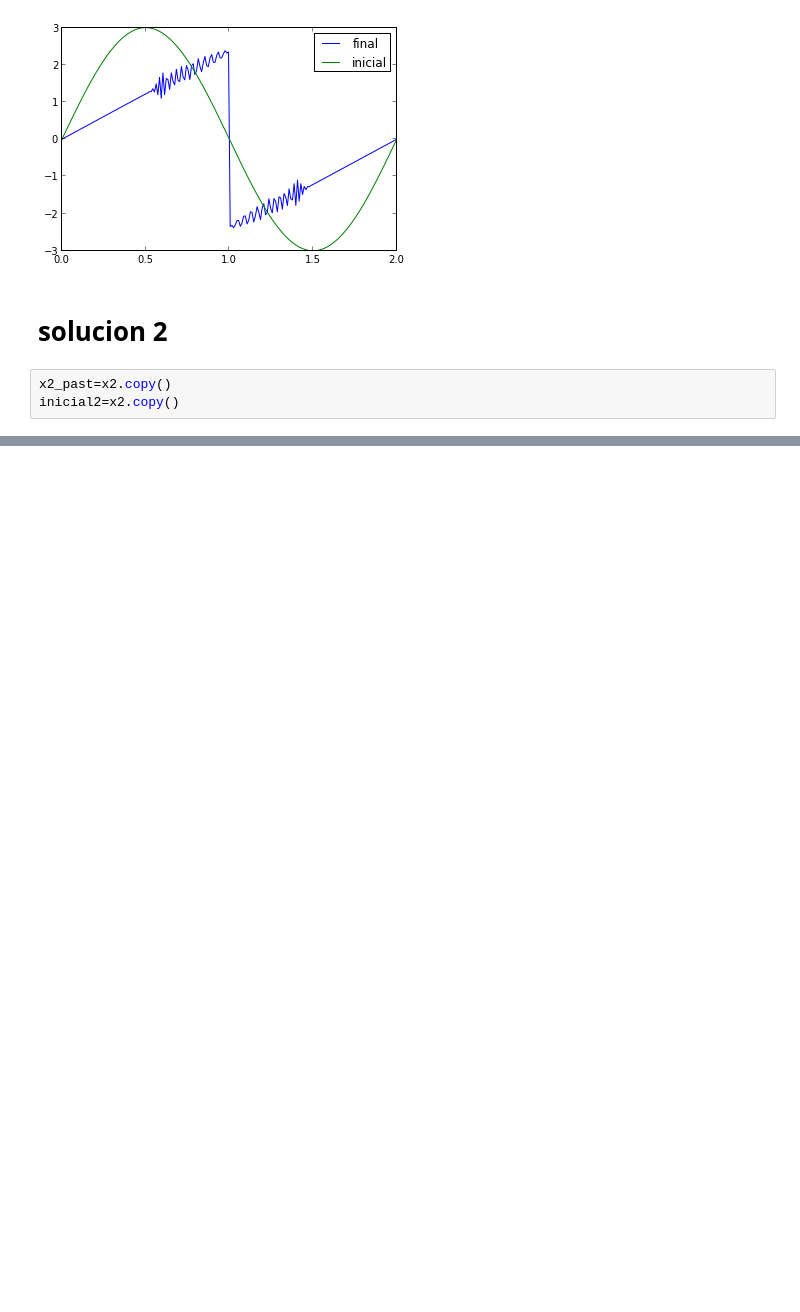
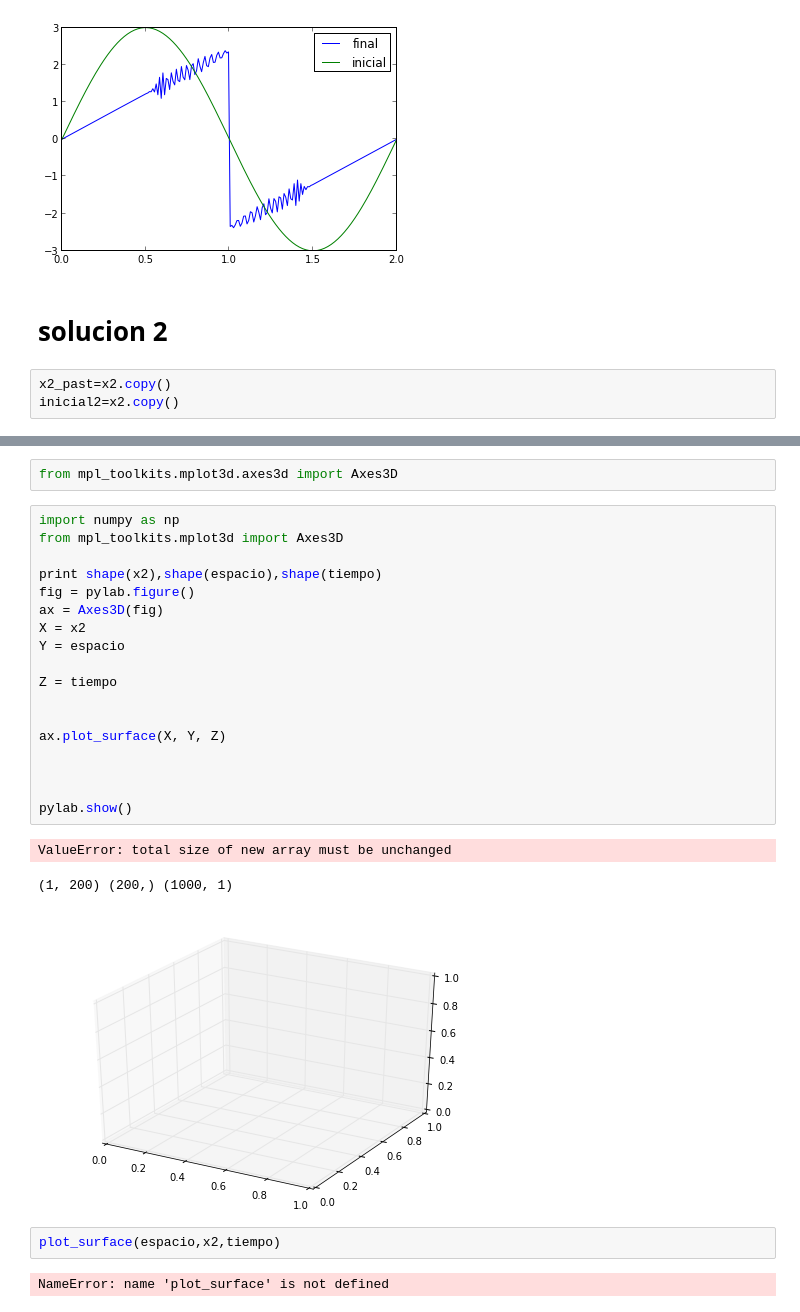
Before and after one commit to daniel-lozano/tarea7, a Jupyter notebook: Burguer_tarea.ipynb, the cells around one changed output, grey strips where cells are left out. Drawn from its saved outputs; the diff is of its cells as text; blank space fills up the shorter version.

```diff
--- a/Burguer_tarea.ipynb
+++ b/Burguer_tarea.ipynb
@@ -123,0 +125,28 @@ print x2_final
+# %%
+from mpl_toolkits.mplot3d.axes3d import Axes3D
+# %%
+import numpy as np
+from mpl_toolkits.mplot3d import Axes3D
+
+print shape(x2),shape(espacio),shape(tiempo)
+fig = pylab.figure()
+ax = Axes3D(fig)
+X = x2
+Y = espacio
+
+Z = tiempo
+
+
+ax.plot_surface(X, Y, Z)
+
+
+
+pylab.show()
+# %% [output]
+ValueError: total size of new array must be unchanged
+(1, 200) (200,) (1000, 1)
+[figure, added]
+# %%
+plot_surface(espacio,x2,tiempo)
+# %% [output]
+NameError: name 'plot_surface' is not defined
```
Also changed, not shown: parts of 4 cells of this notebook.
